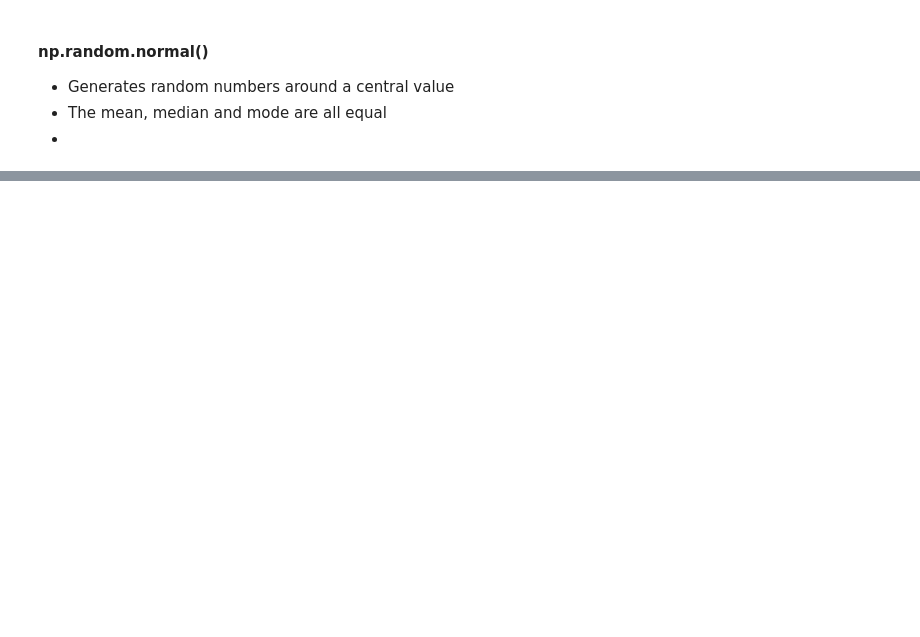
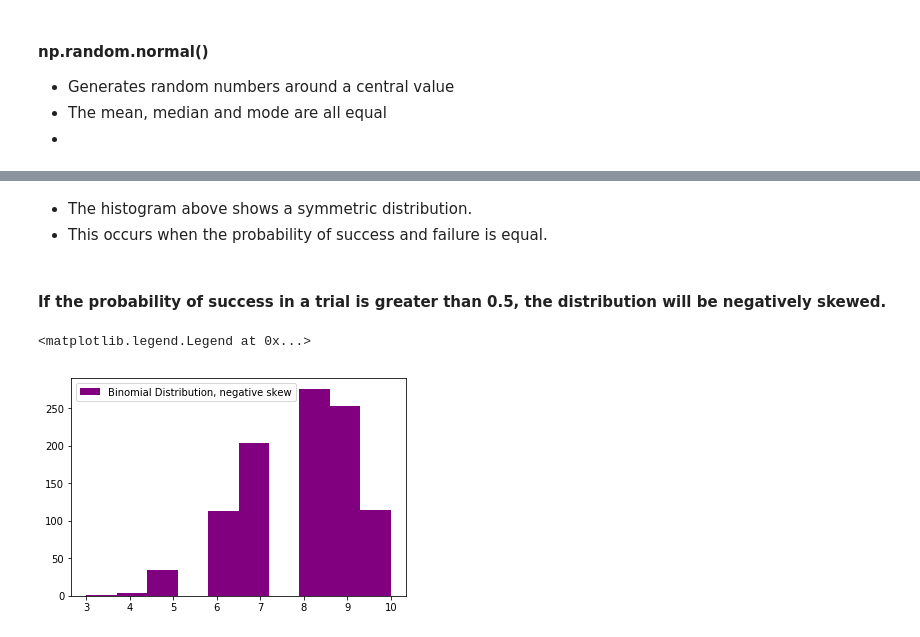
Before and after one commit to DaireNiC/Emerging-Technologies, a Jupyter notebook: numpy_random.ipynb, the cells around one changed output, grey strips where cells are left out. Drawn from its saved outputs; the diff is of its cells as text; code cells hidden in the pictures; blank space fills up the shorter version.

```diff
--- a/numpy_random.ipynb
+++ b/numpy_random.ipynb
@@ -87,0 +105,13 @@ plt.hist(x, color = "red")
+# %% [markdown]
+- The histogram above shows a symmetric distribution.
+- This occurs when the probability of success and failure is equal.
+# %% [markdown]
+ #### If the probability of success in a trial is greater than 0.5, the distribution will be negatively skewed.
+# %%
+n, p = 10, .8  # number of trials, probability
+s = np.random.binomial(n, p, 1000)
+plt.hist(s, color = "purple", label="Binomial Distribution, negative skew")
+plt.legend()
+# %% [output]
+<matplotlib.legend.Legend at 0x...>
+[figure, added]
```
Also changed, not shown: parts of 11 cells of this notebook.
